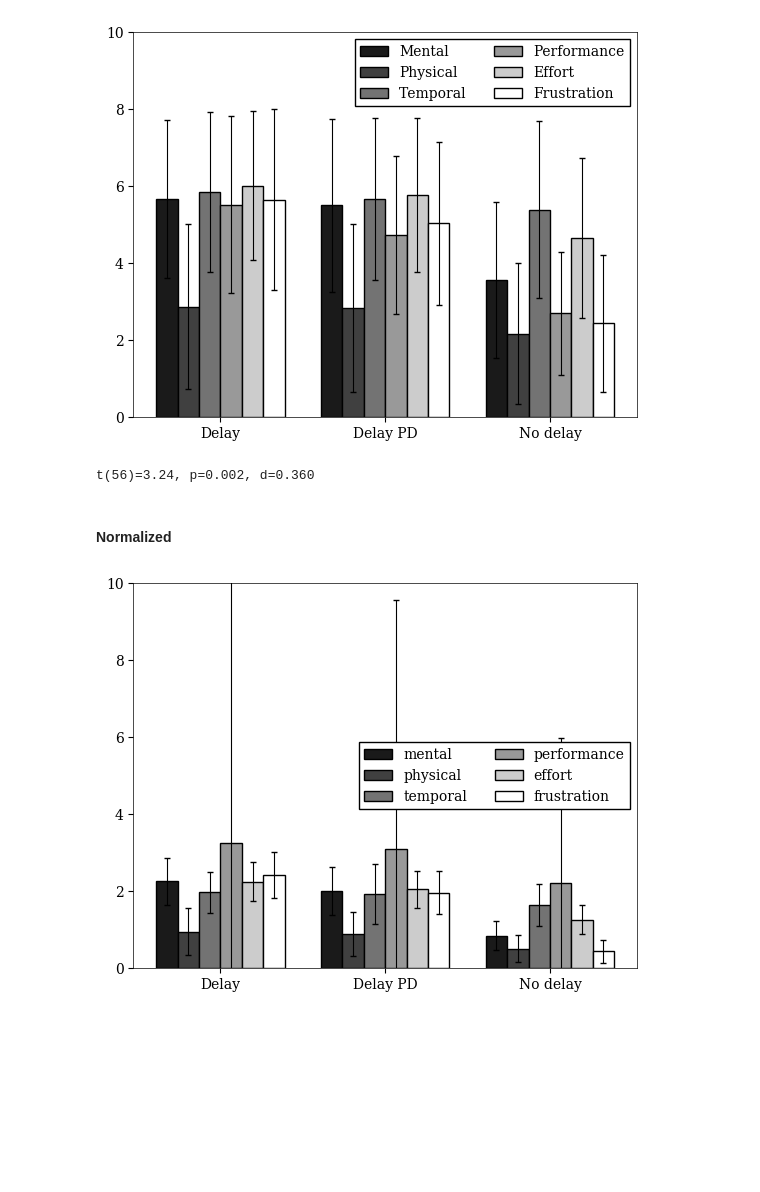
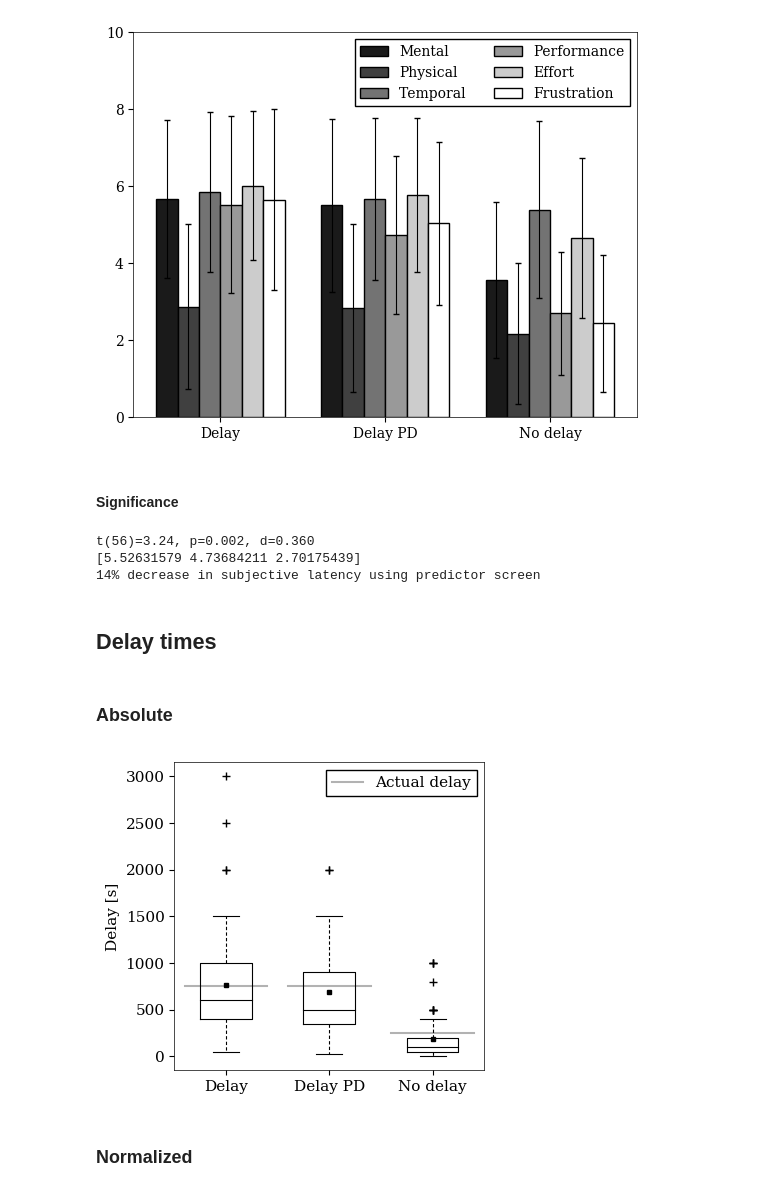
Before and after one commit to martinloland/master_thesis, a Jupyter notebook: data/better.ipynb, the cells around one changed output. Cells and saved outputs as stored; diff of their text form; code cells hidden in the pictures; blank space fills up the shorter version.

```diff
--- a/data/better.ipynb
+++ b/data/better.ipynb
@@ -205,12 +206,43 @@ plt.show()
 # fig1.savefig('../img/{}.png'.format(filename), bbox_inches='tight')
 # %% [output]
 [figure]
+# %% [markdown]
+#### Significance
 # %%
 metric = 3
 g0 = tlx_answers[metric][...,0]
 g1 = tlx_answers[metric][...,1]
 print_sig(g1, g0)
+answers_means = np.copy(tlx_answers[metric]).mean(axis=0)
+print(answers_means)
+print('{:.0f}% decrease in subjective latency using predictor screen'.format((1-answers_means[1]/answers_means[0])*100))
 # %% [output]
 t(56)=3.24, p=0.002, d=0.360
+[5.52631579 4.73684211 2.70175439]
+14% decrease in subjective latency using predictor screen
+# %% [markdown]
+## Delay times
+# %%
+data = pd.DataFrame()
+for exp in range(3):
+    data[exp] = pd.read_sql_query("select delay from survey where valid=1 and experiment={} order by actor asc;".format(exp), conn)
+times = np.array(data)
+# %% [markdown]
+### Absolute
+# %%
+filename = 'subjective_delay_abs'
+matplotlib.rcParams.update({'font.size': 11})
+fig, ax = plt.subplots(figsize=(4,4))
+ax.boxplot(times, widths=0.5)
+ax.xaxis.set_major_formatter(ticker.FuncFormatter(exp_format))
+ax.plot([0.6,1.4], [750, 750], 'k', alpha=0.3, label='Actual delay')
+ax.plot([1.6,2.4], [750, 750], 'k', alpha=0.3)
+ax.plot([2.6,3.4], [250, 250], 'k', alpha=0.3)
+ax.legend()
+plt.ylabel('Delay [s]')
+plt.show()
+# fig.savefig('../img/{}.png'.format(filename), bbox_inches='tight')
+# %% [output]
+[figure, added]
 # %% [markdown]
-#### Normalized
+### Normalized
@@ -250,30 +248,0 @@ for exp in range(3):
-# %%
-tlx_metrics = ['Mental', 'Physical', 'Temporal', 'Performance', 'Effort', 'Frustration']
-filename = 'nasa_tlx_bar'
-plt.style.use('default')
-plt.style.use('thesis.mplstyle')
-
-n_partic = pd.read_sql_query("select rowid from actors where valid=1 ;", conn).size
-fig1, ax1 = plt.subplots(figsize=(6.5,5))
-
-bar_width= 0.13
-
-for idx, metric in enumerate([i.lower() for i in tlx_metrics]):
-    data = np.array([load_norm[0][metric], load_norm[1][metric], load_norm[2][metric]]).T
-    mean = data.mean(axis=0)
-    std = data.std(axis=0)
-    x_pos = np.arange(3)+1 - bar_width*3 +idx*bar_width+bar_width/2
-
-    ax1.bar(x_pos, mean, bar_width, yerr=std, label=metric,
-            edgecolor='k',
-            linewidth=1,
-           capsize=2,
-           error_kw={'linewidth':0.8})
-
-ax1.xaxis.set_major_formatter(ticker.FuncFormatter(exp_format))
-ax1.set_xticks(np.arange(3)+1)
-plt.ylim(0,10)
-plt.legend(ncol=2)
-plt.show()
-# %% [output]
-[figure, removed]
```
Also changed, not shown: parts of 11 cells of this notebook, 9 other files.
